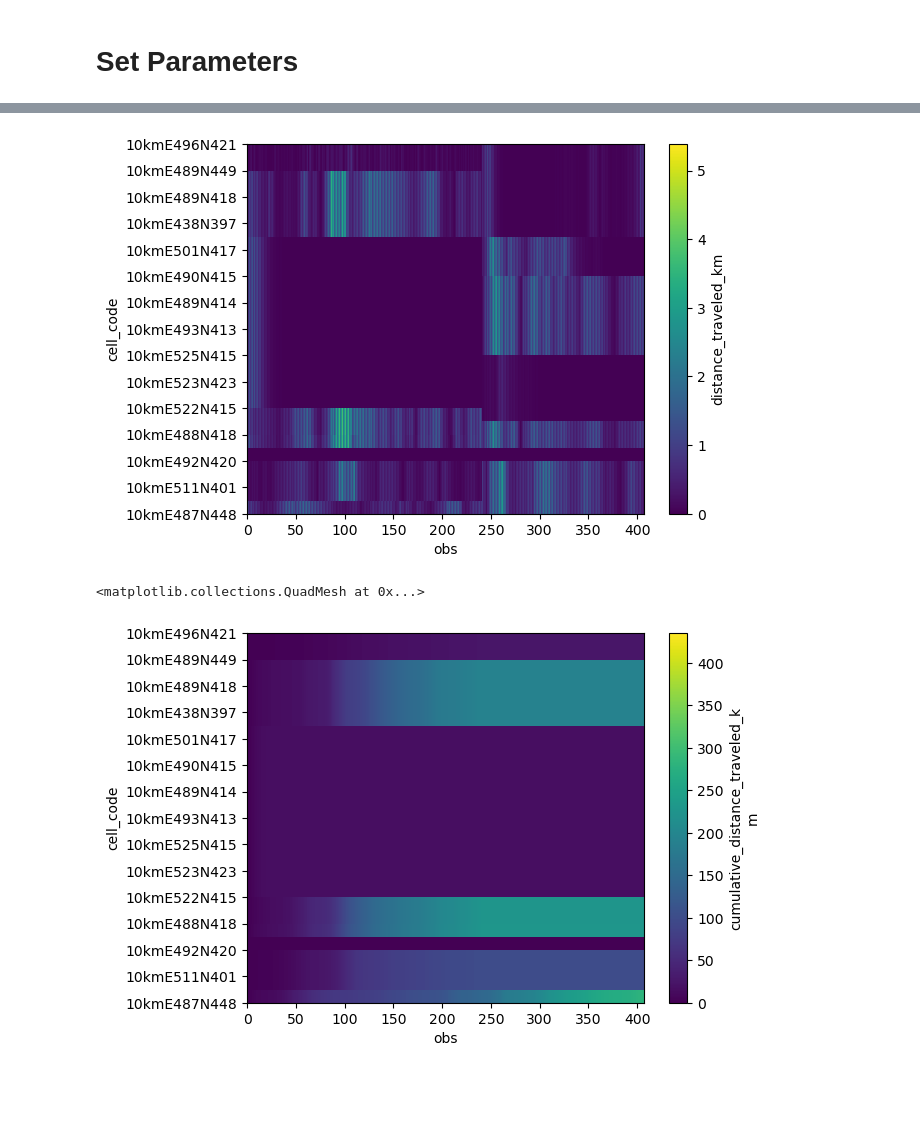
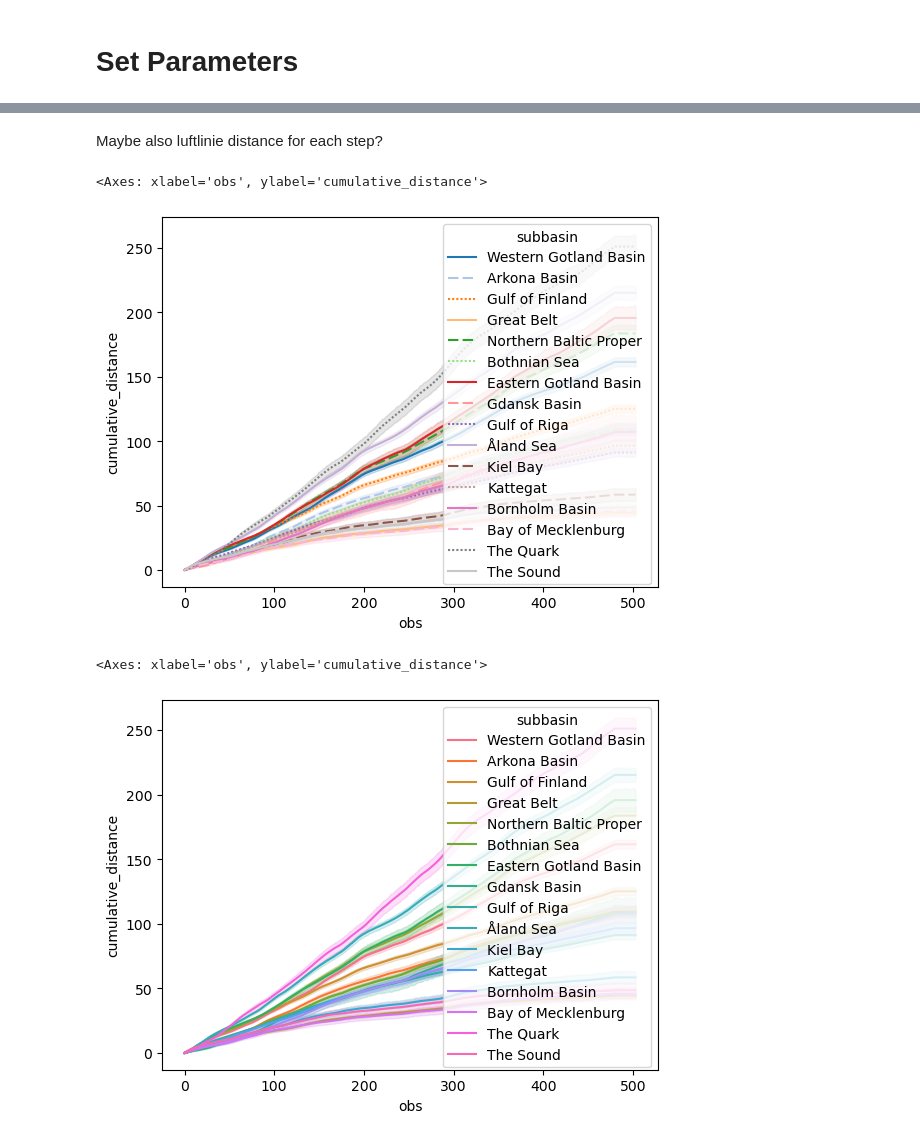
Before and after one commit to geomar-od-lagrange/2025_fucus-dispersal, a Jupyter notebook: notebooks/FucusVisualization.ipynb, the cells around one changed output, grey strips where cells are left out. Cells and saved outputs as stored; diff of their text form; code cells hidden in the pictures; blank space fills up the shorter version.

```diff
--- a/notebooks/FucusVisualization.ipynb
+++ b/notebooks/FucusVisualization.ipynb
@@ -254,3 +243,0 @@ ds_distance_traveled_km = xr.Dataset(
-# %%
-ds_trajectories = xr.merge([ds_trajectories, ds_distance_traveled_km, ])
-ds_trajectories
@@ -275,8 +244,2 @@ Data variables: (12/15)
-# %%
-ds_trajectories.distance_traveled_km.plot(x="obs", y="cell_code")
-plt.show()
-ds_trajectories.cumulative_distance_traveled_km.plot(x="obs", y="cell_code")
-# %% [output]
-[figure, removed]
-<matplotlib.collections.QuadMesh at 0x...>
-[figure, removed]
+# %% [markdown]
+Maybe also luftlinie distance for each step?
@@ -282,0 +251,23 @@ ds_trajectories.cumulative_distance_traveled_km.plot(x="obs", y="cell_code")
+# %%
+df = ds_trajectories.to_dataframe().reset_index("obs").set_index(["subbasin", "obs"])[["cumulative_distance", "total_distance"]]
+# %%
+sns.lineplot(
+        data=df,
+        x="obs", y="cumulative_distance",
+        hue="subbasin",
+        style="subbasin",
+        dashes=['', (5, 2), (1, 1)],
+        palette="tab20",
+)
+# %% [output]
+<Axes: xlabel='obs', ylabel='cumulative_distance'>
+[figure, added]
+# %%
+sns.lineplot(
+        data=df,
+        x="obs", y="cumulative_distance",
+        hue="subbasin",
+)
+# %% [output]
+<Axes: xlabel='obs', ylabel='cumulative_distance'>
+[figure, added]
```
Also changed, not shown: parts of 57 cells of this notebook.
